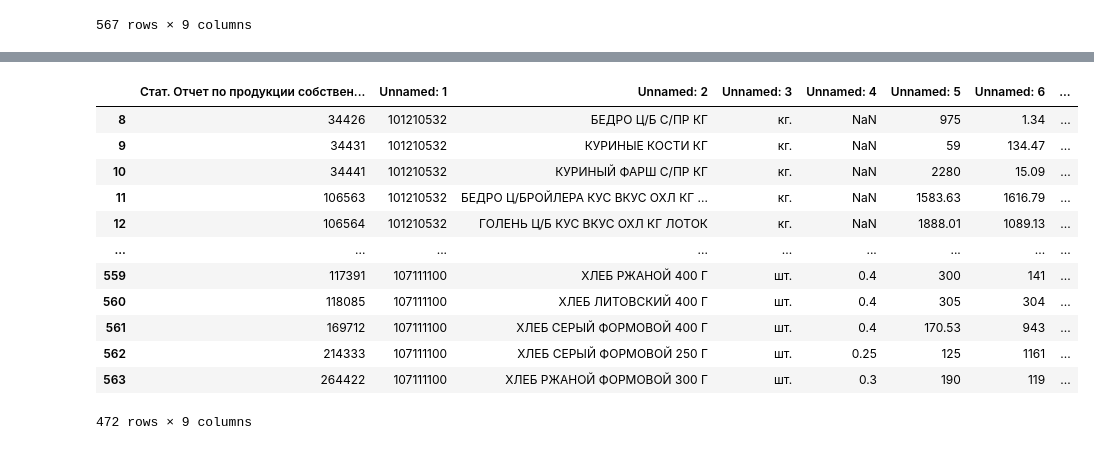
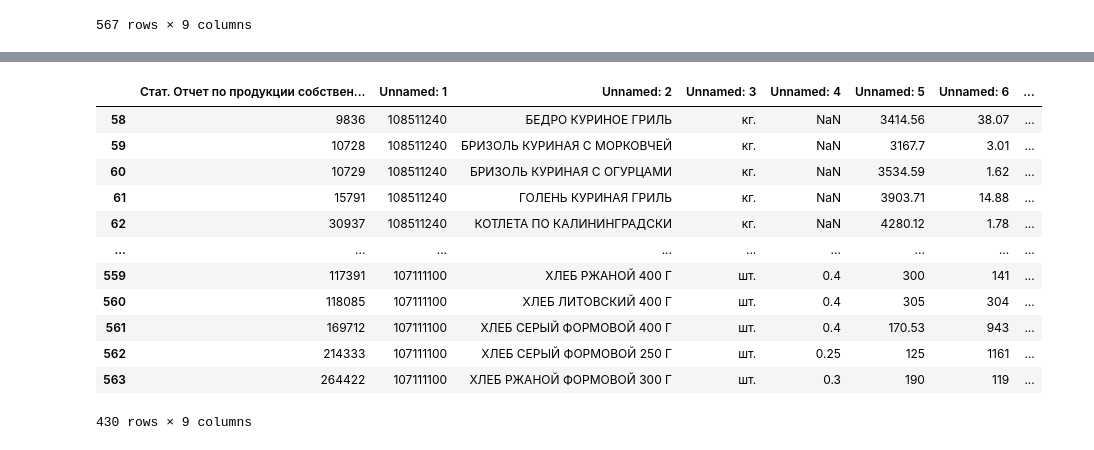
Before and after one commit to OPELsinus/robot-1p, a Jupyter notebook: 1p.ipynb, the cells around one changed output, grey strips where cells are left out. Saved outputs shown, nothing was run; the diff lists cells and outputs as text; code cells hidden in the pictures.

```diff
--- a/1p.ipynb
+++ b/1p.ipynb
@@ -84,0 +83,4 @@ Executed
+# %%
+df_wnodes = pd.read_csv('single.csv', delimiter=';', header=None, encoding='windows-1251')
+df_wnodes.columns = ['code', 'group']
+df_wnodes
@@ -84,0 +101,3 @@ Executed
+# %%
+df.columns = ['code', 'quantity']
+df
@@ -85,3 +118,6 @@ Executed
+# %%
+df_wnodes['code'] = df_wnodes['code'].astype('str')
+df['code'] = df_wnodes['code'].astype('str')
 # %%
 df
 # %% [output]
@@ -100,0 +158,4 @@ df
+# %%
+df_new = pd.merge(df, df_wnodes, on='code', how='inner')
+for i in range(len(df_new)):
+    print(df_new.loc[i, 'code'], df_new.loc[i, 'quantity'], df_new.loc[i, 'group'])
@@ -152,18 +254,17 @@ df1
 # %%
-df1 = df1[df1[df1.columns[0]] != 'Код товара']
-df1
+df1[~df1[df1.columns[0]].isin(df_new['code'])]
 # %% [output]
 |  | Стат. Отчет по продукции собствен... | Unnamed: 1 | Unnamed: 2 | Unnamed: 3 | Unnamed: 4 | Unnamed: 5 | Unnamed: 6 | ... |
-| 8 | 34426 | 101210532 | БЕДРО Ц/Б С/ПР КГ | кг. | NaN | 975 | 1.34 | ... |
-| 9 | 34431 | 101210532 | КУРИНЫЕ КОСТИ КГ | кг. | NaN | 59 | 134.47 | ... |
-| 10 | 34441 | 101210532 | КУРИНЫЙ ФАРШ С/ПР КГ | кг. | NaN | 2280 | 15.09 | ... |
-| 11 | 106563 | 101210532 | БЕДРО Ц/БРОЙЛЕРА КУС ВКУС ОХЛ КГ ... | кг. | NaN | 1583.63 | 1616.79 | ... |
-| 12 | 106564 | 101210532 | ГОЛЕНЬ Ц/Б КУС ВКУС ОХЛ КГ ЛОТОК | кг. | NaN | 1888.01 | 1089.13 | ... |
+| 58 | 9836 | 108511240 | БЕДРО КУРИНОЕ ГРИЛЬ | кг. | NaN | 3414.56 | 38.07 | ... |
+| 59 | 10728 | 108511240 | БРИЗОЛЬ КУРИНАЯ С МОРКОВЧЕЙ | кг. | NaN | 3167.7 | 3.01 | ... |
+| 60 | 10729 | 108511240 | БРИЗОЛЬ КУРИНАЯ С ОГУРЦАМИ | кг. | NaN | 3534.59 | 1.62 | ... |
+| 61 | 15791 | 108511240 | ГОЛЕНЬ КУРИНАЯ ГРИЛЬ | кг. | NaN | 3903.71 | 14.88 | ... |
+| 62 | 30937 | 108511240 | КОТЛЕТА ПО КАЛИНИНГРАДСКИ | кг. | NaN | 4280.12 | 1.78 | ... |
 | ... | ... | ... | ... | ... | ... | ... | ... | ... |
 | 559 | 117391 | 107111100 | ХЛЕБ РЖАНОЙ 400 Г | шт. | 0.4 | 300 | 141 | ... |
 | 560 | 118085 | 107111100 | ХЛЕБ ЛИТОВСКИЙ 400 Г | шт. | 0.4 | 305 | 304 | ... |
 | 561 | 169712 | 107111100 | ХЛЕБ СЕРЫЙ ФОРМОВОЙ 400 Г | шт. | 0.4 | 170.53 | 943 | ... |
 | 562 | 214333 | 107111100 | ХЛЕБ СЕРЫЙ ФОРМОВОЙ 250 Г | шт. | 0.25 | 125 | 1161 | ... |
 | 563 | 264422 | 107111100 | ХЛЕБ РЖАНОЙ ФОРМОВОЙ 300 Г | шт. | 0.3 | 190 | 119 | ... |
-472 rows × 9 columns
+430 rows × 9 columns
 # %%
```
Also changed, not shown: parts of 27 cells of this notebook.
